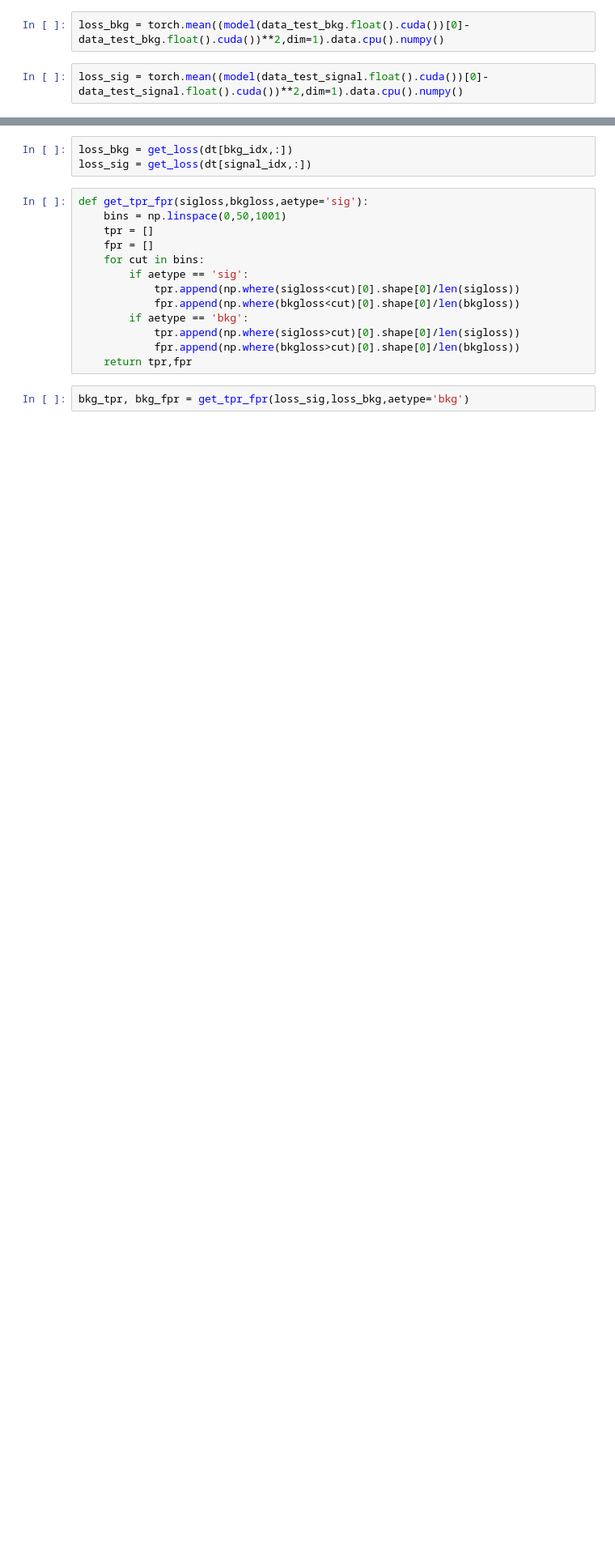
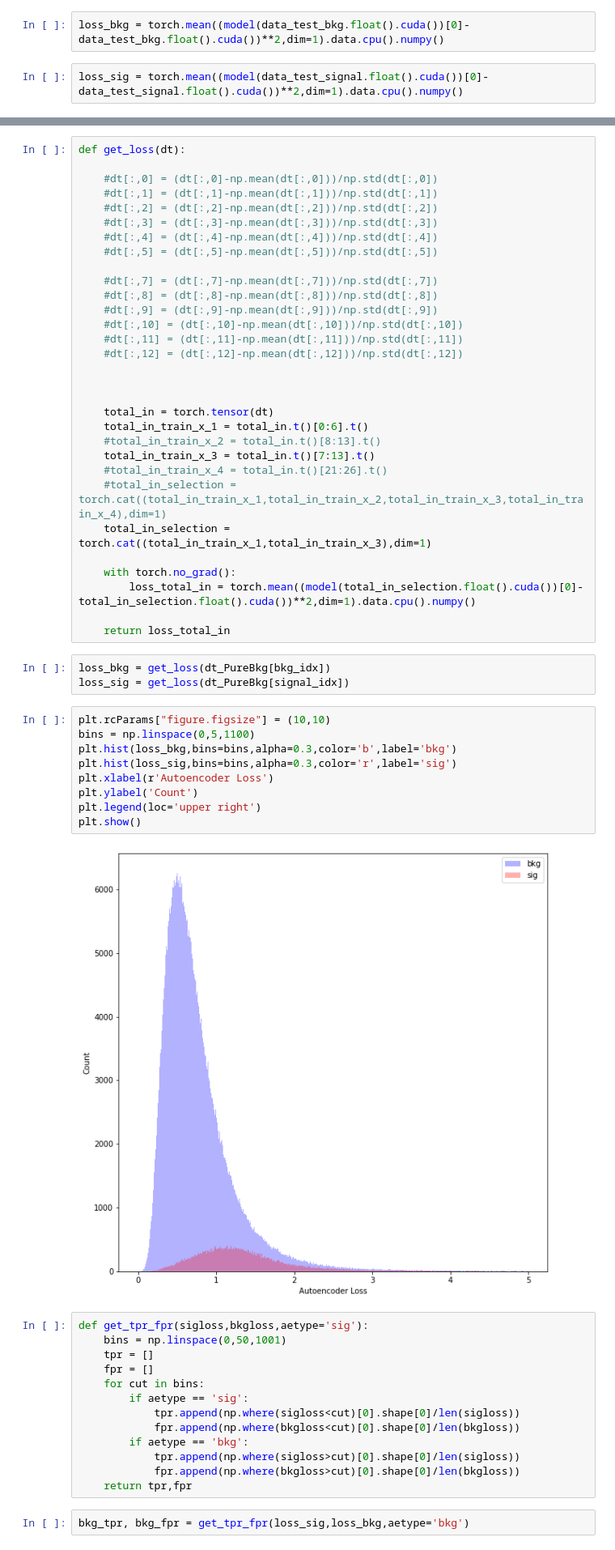
Before and after one commit to SangeonPark/QUASAR, a Jupyter notebook: new_flows/mass_ratio_VAE_planar.ipynb, the cells around one changed output, grey strips where cells are left out. Shown: that part at 81% size. Cells and saved outputs as stored; diff of their text form; blank space fills up the shorter version.

```diff
--- a/new_flows/mass_ratio_VAE_planar.ipynb
+++ b/new_flows/mass_ratio_VAE_planar.ipynb
@@ -362,6 +445,48 @@ signal_idx = np.where(idx==1)[0]
+# %%
+def get_loss(dt):
+
+    #dt[:,0] = (dt[:,0]-np.mean(dt[:,0]))/np.std(dt[:,0])
+    #dt[:,1] = (dt[:,1]-np.mean(dt[:,1]))/np.std(dt[:,1])
+    #dt[:,2] = (dt[:,2]-np.mean(dt[:,2]))/np.std(dt[:,2])
+    #dt[:,3] = (dt[:,3]-np.mean(dt[:,3]))/np.std(dt[:,3])
+    #dt[:,4] = (dt[:,4]-np.mean(dt[:,4]))/np.std(dt[:,4])
+    #dt[:,5] = (dt[:,5]-np.mean(dt[:,5]))/np.std(dt[:,5])
+
+    #dt[:,7] = (dt[:,7]-np.mean(dt[:,7]))/np.std(dt[:,7])
+    #dt[:,8] = (dt[:,8]-np.mean(dt[:,8]))/np.std(dt[:,8])
+    #dt[:,9] = (dt[:,9]-np.mean(dt[:,9]))/np.std(dt[:,9])
+    #dt[:,10] = (dt[:,10]-np.mean(dt[:,10]))/np.std(dt[:,10])
+    #dt[:,11] = (dt[:,11]-np.mean(dt[:,11]))/np.std(dt[:,11])
+    #dt[:,12] = (dt[:,12]-np.mean(dt[:,12]))/np.std(dt[:,12])
+
+
+
+    total_in = torch.tensor(dt)
+    total_in_train_x_1 = total_in.t()[0:6].t()
+    #total_in_train_x_2 = total_in.t()[8:13].t()
+    total_in_train_x_3 = total_in.t()[7:13].t()
+    #total_in_train_x_4 = total_in.t()[21:26].t()
+    #total_in_selection = torch.cat((total_in_train_x_1,total_in_train_x_2,total_in_train_x_3,total_in_train_x_4),dim=1)
+    total_in_selection = torch.cat((total_in_train_x_1,total_in_train_x_3),dim=1)
+
+    with torch.no_grad():
+        loss_total_in = torch.mean((model(total_in_selection.float().cuda())[0]- total_in_selection.float().cuda())**2,dim=1).data.cpu().numpy()
+
+    return loss_total_in
 # %%
-loss_bkg = get_loss(dt[bkg_idx,:])
-loss_sig = get_loss(dt[signal_idx,:])
+loss_bkg = get_loss(dt_PureBkg[bkg_idx])
+loss_sig = get_loss(dt_PureBkg[signal_idx])
+# %%
+plt.rcParams["figure.figsize"] = (10,10)
+bins = np.linspace(0,5,1100)
+plt.hist(loss_bkg,bins=bins,alpha=0.3,color='b',label='bkg')
+plt.hist(loss_sig,bins=bins,alpha=0.3,color='r',label='sig')
+plt.xlabel(r'Autoencoder Loss')
+plt.ylabel('Count')
+plt.legend(loc='upper right')
+plt.show()
+# %% [output]
+[figure, added]
 # %%
 def get_tpr_fpr(sigloss,bkgloss,aetype='sig'):
     bins = np.linspace(0,50,1001)
```
Also changed, not shown: parts of 24 cells of this notebook, 35 other files.
